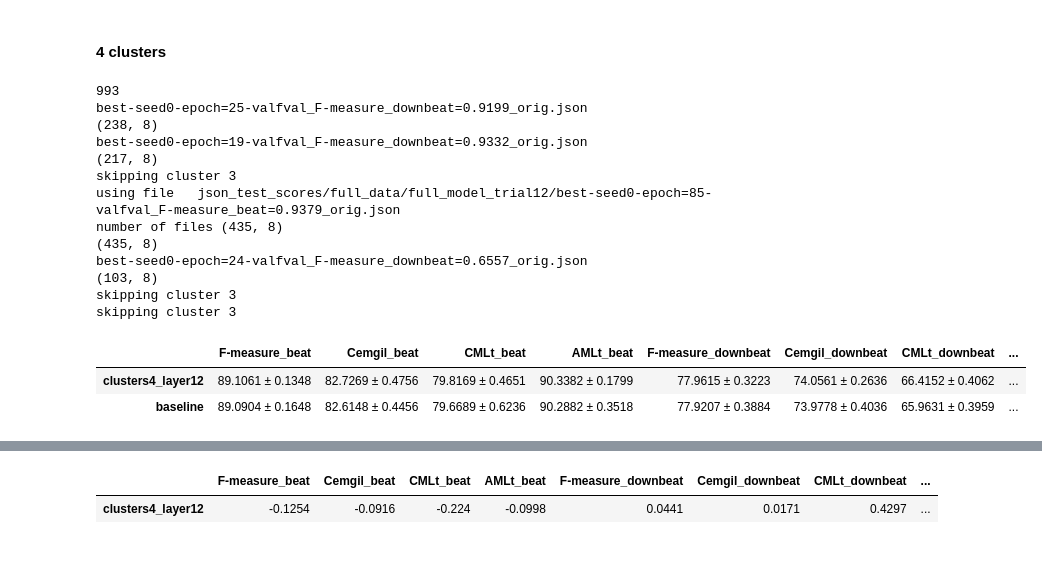
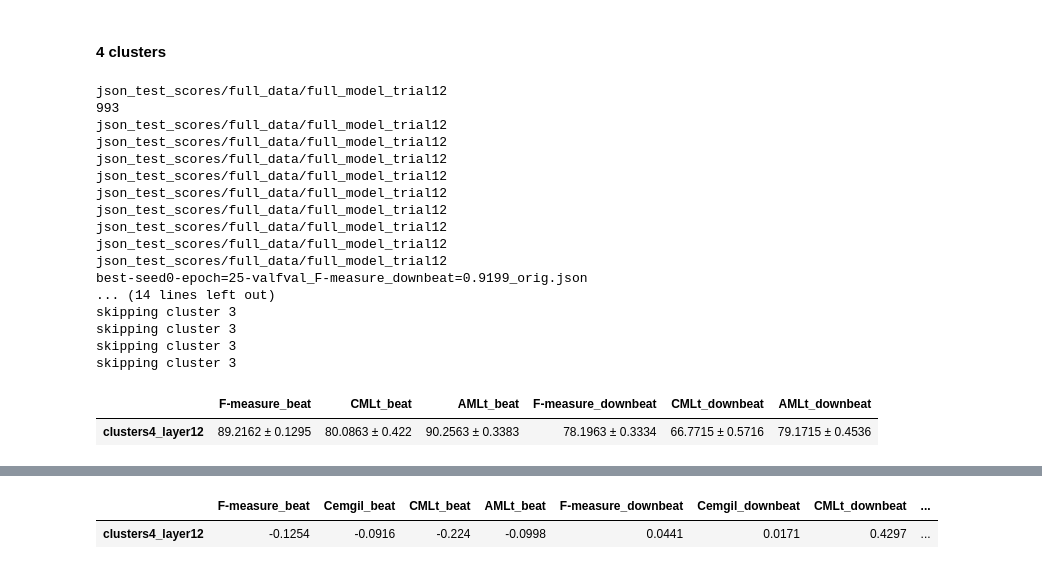
Before and after one commit to PulyaPolya/beat_this, a Jupyter notebook: results_evaluation.ipynb, the cells around one changed output, grey strips where cells are left out. Cells and saved outputs as stored; diff of their text form; code cells hidden in the pictures.

```diff
--- a/results_evaluation.ipynb
+++ b/results_evaluation.ipynb
@@ -309,13 +309,17 @@ import json
 import numpy as np
 # create df of results for the baseline model trained on the
 # full data with a corresponding seed
-def construct_df_full_data (json_path,  seed, rename_columns = None, names = None):
+def construct_df_full_data (json_path,  seed, rename_columns = None, names = None, best = True):
     if names:
         name = names[0]
+        subfolder = "full_data"
     else:
         name = ""
-    folder = os.path.join(json_path, "full_data", name)
-    file_scores = [file for file in os.listdir(folder) if f"best-seed{seed}" in file][0]
+        subfolder = "full_data_intermediate_checkpoints"
+    folder = os.path.join(json_path, subfolder, name)  #
+    print(folder)
+    prefix = f"best-seed{seed}" if best else f"seed_{seed}"
+    file_scores = [file for file in os.listdir(folder) if prefix in file][0]
     #print(file_scores)
     json_file = open(os.path.join(folder, file_scores))
     json1_str = json_file.read()
@@ -418,11 +422,11 @@ def get_total_results (seeds, json_val_path,layer, clusters, ):
     df_result =  pd.concat(df_list, axis=1)
     return df_result
 # %%
-def get_total_results_new(seeds, json_val_path,layer = None, clusters = None, full = False, rename_columns = None, names = None, skip_cluster = [], df_path = None, decimals = 2):
+def get_total_results_new(seeds, json_val_path,layer = None, clusters = None, full = False, rename_columns = None, names = None, skip_cluster = [], df_path = None, decimals = 2, best = True):
     df_list = []
     for seed in seeds:
         if full:
-            df_total = construct_df_full_data (json_val_path, seed=seed, rename_columns=rename_columns, names = names)
+            df_total = construct_df_full_data (json_val_path, seed=seed, rename_columns=rename_columns, names = names, best= best)
             col_down = [col for col in df_total.columns.values if "F-measure_downbeat" in col][0]
             sum_full = df_total[col_down].sum()
             #print(f"total sum is {sum_full}")
@@ -3717,36 +3840,40 @@ json_test_scores
 # %% [markdown]
 #### 4 clusters
 # %%
-seeds = [0,1,2] #1, 2,3,4
+seeds = [0,1,2,3,4,5,6,7,8,9] #1, 2,3,4
 names =["full_model_trial12", "cluster_1_trial_10", "cluster_2_trial_16", "cluster_3_trial_72", "cluster_4_trial_43"]
 json_path = "json_test_scores"
 df_seeds_mean, df_seeds_std, df_final_baseline = get_total_results_new(seeds = seeds, json_val_path = json_path,
                                                                        full = True, names = names, decimals=4 ) #rename_columns="baseline"
 df_seeds_mean, df_seeds_std, df_final_clusters4_layer4 = get_total_results_new(seeds = seeds, json_val_path = json_path,
          layer = 12, clusters = 4, names = names,  skip_cluster = [3], df_path="data_cluster_assignments/df_cmeans_12_4clusters_new.csv", decimals=4 )
 configs = {
     "clusters4_layer12": df_final_clusters4_layer4,
 
-    "baseline": df_final_baseline
+    #"baseline": df_final_baseline
 }
-final_df = pd.DataFrame(configs).T
+final_df_4 = pd.DataFrame(configs).T
 # #final_df["F1average"] = final_df[["F-measure_beat","F-measure_downbeat"]].mean(axis=1).round(3).astype(str)
-final_df
+final_df_4 = remove_cemgil(final_df_4)
 #diff_vs_baseline = get_baseliine_diff (final_df , num_trials=1)
+final_df_4
 # %% [output]
+json_test_scores/full_data/full_model_trial12
 993
+json_test_scores/full_data/full_model_trial12
+json_test_scores/full_data/full_model_trial12
+json_test_scores/full_data/full_model_trial12
+json_test_scores/full_data/full_model_trial12
+json_test_scores/full_data/full_model_trial12
+json_test_scores/full_data/full_model_trial12
+json_test_scores/full_data/full_model_trial12
+json_test_scores/full_data/full_model_trial12
+json_test_scores/full_data/full_model_trial12
 best-seed0-epoch=25-valfval_F-measure_downbeat=0.9199_orig.json
-(238, 8)
-best-seed0-epoch=19-valfval_F-measure_downbeat=0.9332_orig.json
-(217, 8)
-skipping cluster 3
-using file   json_test_scores/full_data/full_model_trial12/best-seed0-epoch=85-valfval_F-measure_beat=0.9379_orig.json
-number of files (435, 8)
-(435, 8)
-best-seed0-epoch=24-valfval_F-measure_downbeat=0.6557_orig.json
-(103, 8)
+... (14 lines left out)
 skipping cluster 3
 skipping cluster 3
+skipping cluster 3
+skipping cluster 3
-|  | F-measure_beat | Cemgil_beat | CMLt_beat | AMLt_beat | F-measure_downbeat | Cemgil_downbeat | CMLt_downbeat | ... |
-| clusters4_layer12 | 89.1061 ± 0.1348 | 82.7269 ± 0.4756 | 79.8169 ± 0.4651 | 90.3382 ± 0.1799 | 77.9615 ± 0.3223 | 74.0561 ± 0.2636 | 66.4152 ± 0.4062 | ... |
-| baseline | 89.0904 ± 0.1648 | 82.6148 ± 0.4456 | 79.6689 ± 0.6236 | 90.2882 ± 0.3518 | 77.9207 ± 0.3884 | 73.9778 ± 0.4036 | 65.9631 ± 0.3959 | ... |
+|  | F-measure_beat | CMLt_beat | AMLt_beat | F-measure_downbeat | CMLt_downbeat | AMLt_downbeat |
+| clusters4_layer12 | 89.2162 ± 0.1295 | 80.0863 ± 0.422 | 90.2563 ± 0.3383 | 78.1963 ± 0.3334 | 66.7715 ± 0.5716 | 79.1715 ± 0.4536 |
```
Also changed, not shown: parts of 11 cells of this notebook, 4 other files.
